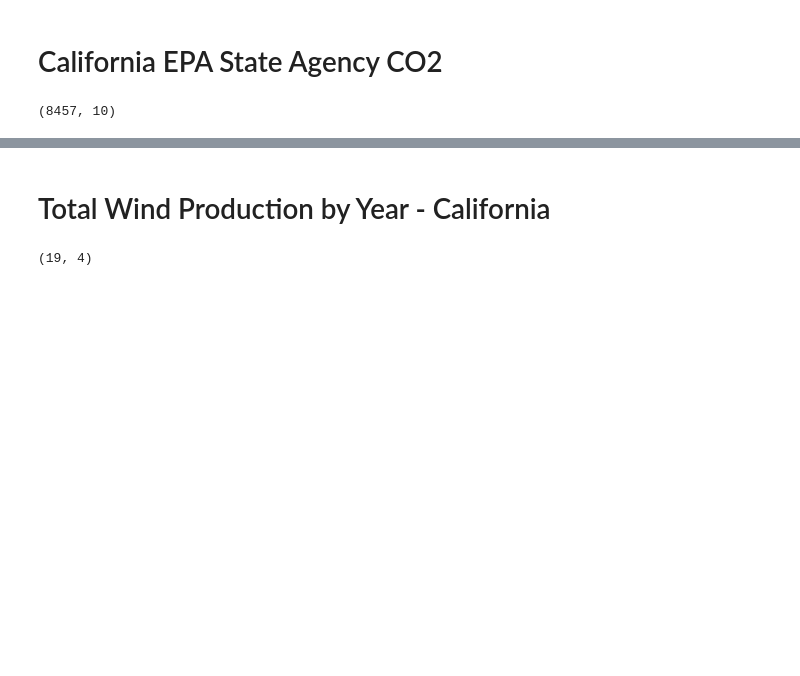
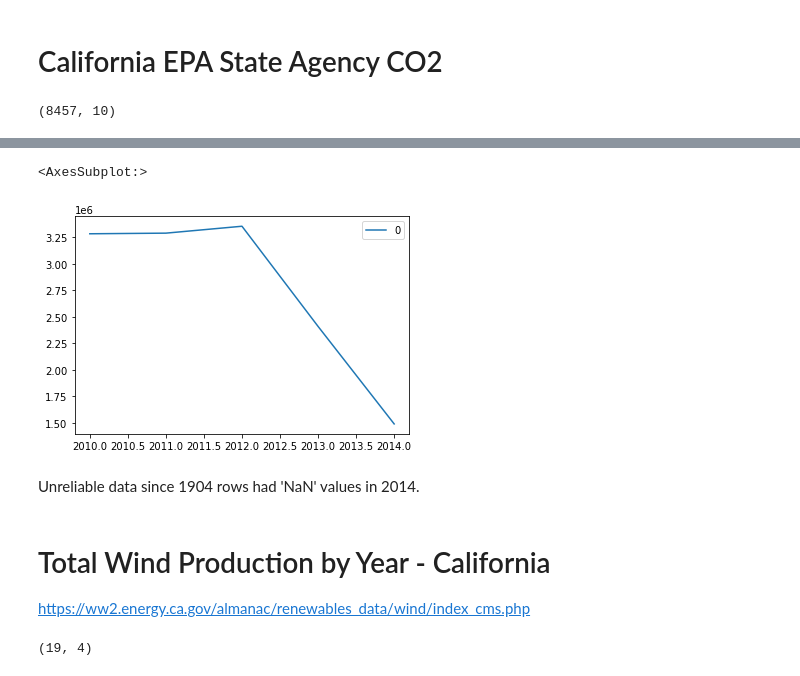
Before and after one commit to TeamNullPointers/Hack4Space, a Jupyter notebook: DataStats.ipynb, the cells around one changed output, grey strips where cells are left out. Cells and saved outputs as stored; diff of their text form; code cells hidden in the pictures; blank space fills up the shorter version.

Commit message:
Updated Jupyter Notebook to include data visualizations of Carbon emissions and total wind production in CA.

```diff
--- a/DataStats.ipynb
+++ b/DataStats.ipynb
@@ -91,0 +38,5 @@ cali_co2.head()
+# %%
+co2_years = cali_co2['Emission Year'].unique()
+co2_years = np.sort(co2_years)
+
+print(co2_years)
@@ -91,0 +45,10 @@ cali_co2.head()
+# %%
+co2_e = {}
+for year in co2_years:
+    co2_e[year] = 0
+# %%
+for key, row in cali_co2.iterrows():
+    year = row["Emission Year"]
+    co2e = row["CO2e"]
+    if co2e > 0:
+        co2_e[year] += co2e
@@ -91,0 +59,3 @@ cali_co2.head()
+# %%
+co2e_df = pd.DataFrame.from_dict(co2_e, orient='index')
+co2e_df
@@ -92,5 +69,13 @@ cali_co2.head()
+# %%
+co2e_df.plot()
+# %% [output]
+<AxesSubplot:>
+[figure, added]
+# %% [markdown]
+Unreliable data since 1904 rows had 'NaN' values in 2014.
 # %% [markdown]
 # Total Wind Production by Year - California
+https://ww2.energy.ca.gov/almanac/renewables_data/wind/index_cms.php
 # %%
 total_wind = pd.read_excel("./data/TotalWindProduction_CA.xlsx")
 # %%
```
Also changed, not shown: parts of 15 cells of this notebook, 2 other files.
